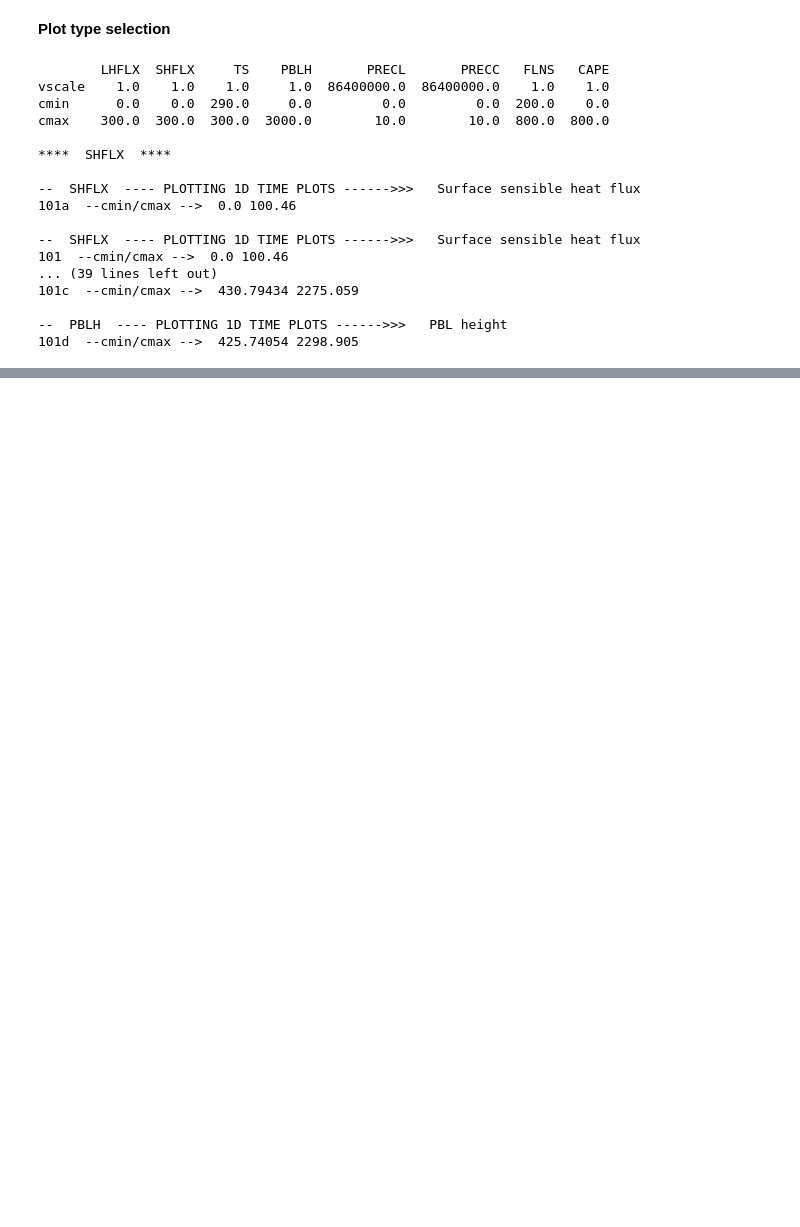
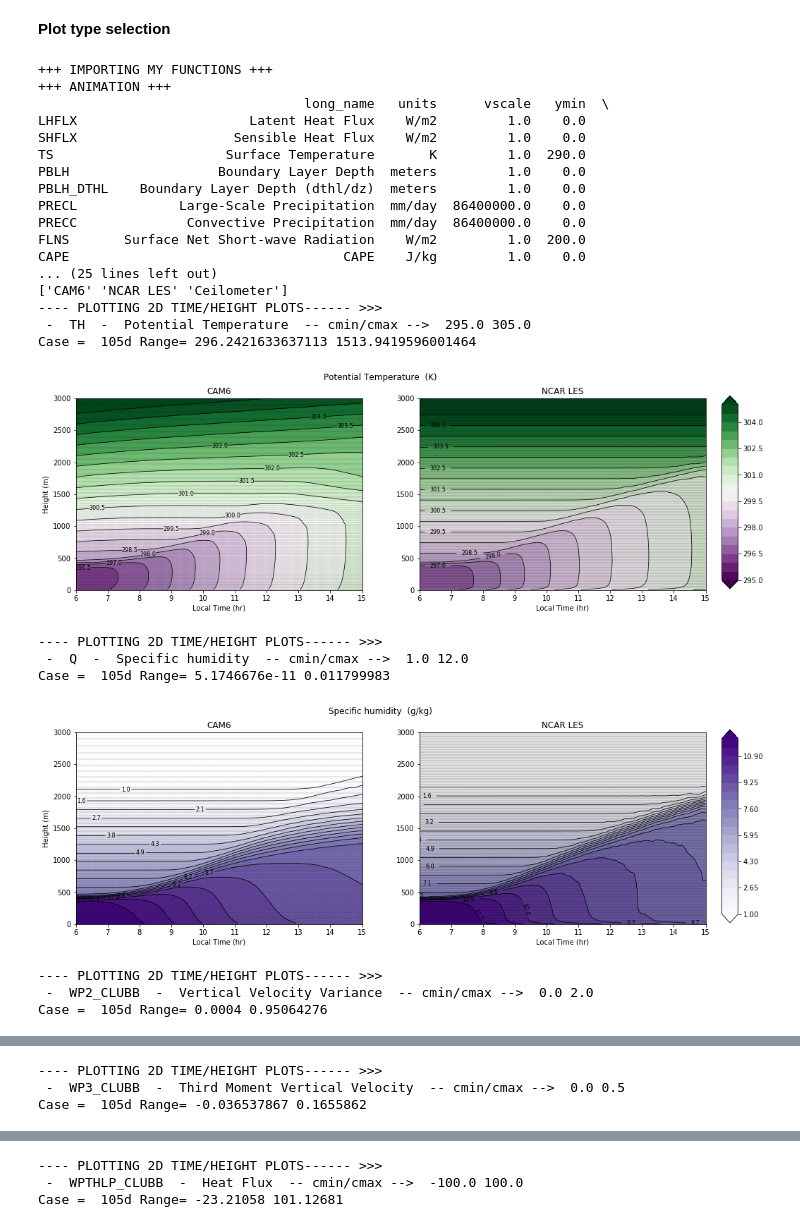
Before and after one commit to swrneale/python-scripts, a Jupyter notebook: PBL/scam_plots.ipynb, the cells around one changed output, grey strips where cells are left out. Cells and saved outputs as stored; diff of their text form; code cells hidden in the pictures; blank space fills up the shorter version.

```diff
--- a/PBL/scam_plots.ipynb
+++ b/PBL/scam_plots.ipynb
@@ -99,7 +92,7 @@ def plot1d_ts_scam_py():
 
 #pvars_ts1d = np.array(['PBLH','TS','LHFLX','SHFLX','PRECC','PRECL','FLNS']) # D profile timeseries plots
 #pvars_ts2d = ['DTV','VD01','DCQ','Q','T','TH','THL']
-pvars_ts1d = np.array(['SHFLX','LHFLX','PBLH'])
+pvars_ts1d = np.array(['PBLH','LHFLX','SHFLX'])
 
 
 
@@ -129,10 +122,16 @@ pvars_anim = np.array(('Q'))
 tsnaps = np.array([6.,8.,10.,12.,14.,16])     # Time of snapshots (local time)
 
 
+### Bundle these array for pasing to functions ###
+run_info = {}
+run_info['1dvars'] = pvars_ts1d
+run_info['2dvars'] = pvars_ts2d
+run_info['snapvars'] = pvars_snap
+
 ####### GRAPHICS ########
 #mp.interactive(True)
 #%matplotlib qt
-%matplotlib inline
+#%matplotlib inline
 # %% [markdown]
 <b> Files Setups </b>
 # %%
@@ -203,26 +184,36 @@ history/FSCAM.T42_T42.SAS.101a.cam.h0.2013-06-10-43200.nc
 <b> Plot type selection </b>
 # %%
 ###### Plotting ##########
+importlib.reload(mypy) # Required because I ma constantly editing scam_func.py
+#dir(mypy)
 
-plot1d_ts_scam()   # 1D time series plots
-#plot2d_ts_scam()   # 2D time series plots
-#plot1d_snap_scam()   # 1D snapshot plots
-#plot1d_anim_scam() # 2D animation  plots
+mypy.plot1d_ts_scam(run_info)   # 1D time series plots
+mypy.plot2d_ts_scam(run_info)   # 2D time series plots
+#mypy.plot1d_snap_scam(run_info)   # 1D snapshot plots
+#mypy.plot1d_anim_scam(run_info) # 2D animation  plots
 # %% [output]
-        LHFLX  SHFLX     TS    PBLH       PRECL       PRECC   FLNS   CAPE
-vscale    1.0    1.0    1.0     1.0  86400000.0  86400000.0    1.0    1.0
-cmin      0.0    0.0  290.0     0.0         0.0         0.0  200.0    0.0
-cmax    300.0  300.0  300.0  3000.0        10.0        10.0  800.0  800.0
-
-****  SHFLX  ****
-
---  SHFLX  ---- PLOTTING 1D TIME PLOTS ------>>>   Surface sensible heat flux
-101a  --cmin/cmax -->  0.0 100.46
-
---  SHFLX  ---- PLOTTING 1D TIME PLOTS ------>>>   Surface sensible heat flux
-101  --cmin/cmax -->  0.0 100.46
-... (39 lines left out)
-101c  --cmin/cmax -->  430.79434 2275.059
-
---  PBLH  ---- PLOTTING 1D TIME PLOTS ------>>>   PBL height
-101d  --cmin/cmax -->  425.74054 2298.905
++++ IMPORTING MY FUNCTIONS +++
++++ ANIMATION +++
+                                  long_name   units      vscale   ymin  \
+LHFLX                      Latent Heat Flux    W/m2         1.0    0.0
+SHFLX                    Sensible Heat Flux    W/m2         1.0    0.0
+TS                      Surface Temperature       K         1.0  290.0
+PBLH                   Boundary Layer Depth  meters         1.0    0.0
+PBLH_DTHL    Boundary Layer Depth (dthl/dz)  meters         1.0    0.0
+PRECL             Large-Scale Precipitation  mm/day  86400000.0    0.0
+PRECC              Convective Precipitation  mm/day  86400000.0    0.0
+FLNS       Surface Net Short-wave Radiation    W/m2         1.0  200.0
+CAPE                                   CAPE    J/kg         1.0    0.0
+... (25 lines left out)
+['CAM6' 'NCAR LES' 'Ceilometer']
+---- PLOTTING 2D TIME/HEIGHT PLOTS------ >>>
+ -  TH  -  Potential Temperature  -- cmin/cmax -->  295.0 305.0
+Case =  105d Range= 296.2421633637113 1513.9419596001464
+[figure, added]
+---- PLOTTING 2D TIME/HEIGHT PLOTS------ >>>
+ -  Q  -  Specific humidity  -- cmin/cmax -->  1.0 12.0
+Case =  105d Range= 5.1746676e-11 0.011799983
+[figure, added]
+---- PLOTTING 2D TIME/HEIGHT PLOTS------ >>>
+ -  WP2_CLUBB  -  Vertical Velocity Variance  -- cmin/cmax -->  0.0 2.0
+Case =  105d Range= 0.0004 0.95064276
@@ -228,0 +221,3 @@ cmax    300.0  300.0  300.0  3000.0        10.0        10.0  800.0  800.0
+---- PLOTTING 2D TIME/HEIGHT PLOTS------ >>>
+ -  WP3_CLUBB  -  Third Moment Vertical Velocity  -- cmin/cmax -->  0.0 0.5
+Case =  105d Range= -0.036537867 0.1655862
@@ -228,0 +225,3 @@ cmax    300.0  300.0  300.0  3000.0        10.0        10.0  800.0  800.0
+---- PLOTTING 2D TIME/HEIGHT PLOTS------ >>>
+ -  WPTHLP_CLUBB  -  Heat Flux  -- cmin/cmax -->  -100.0 100.0
+Case =  105d Range= -23.21058 101.12681
```
Also changed, not shown: parts of 10 cells of this notebook, 5 other files.
